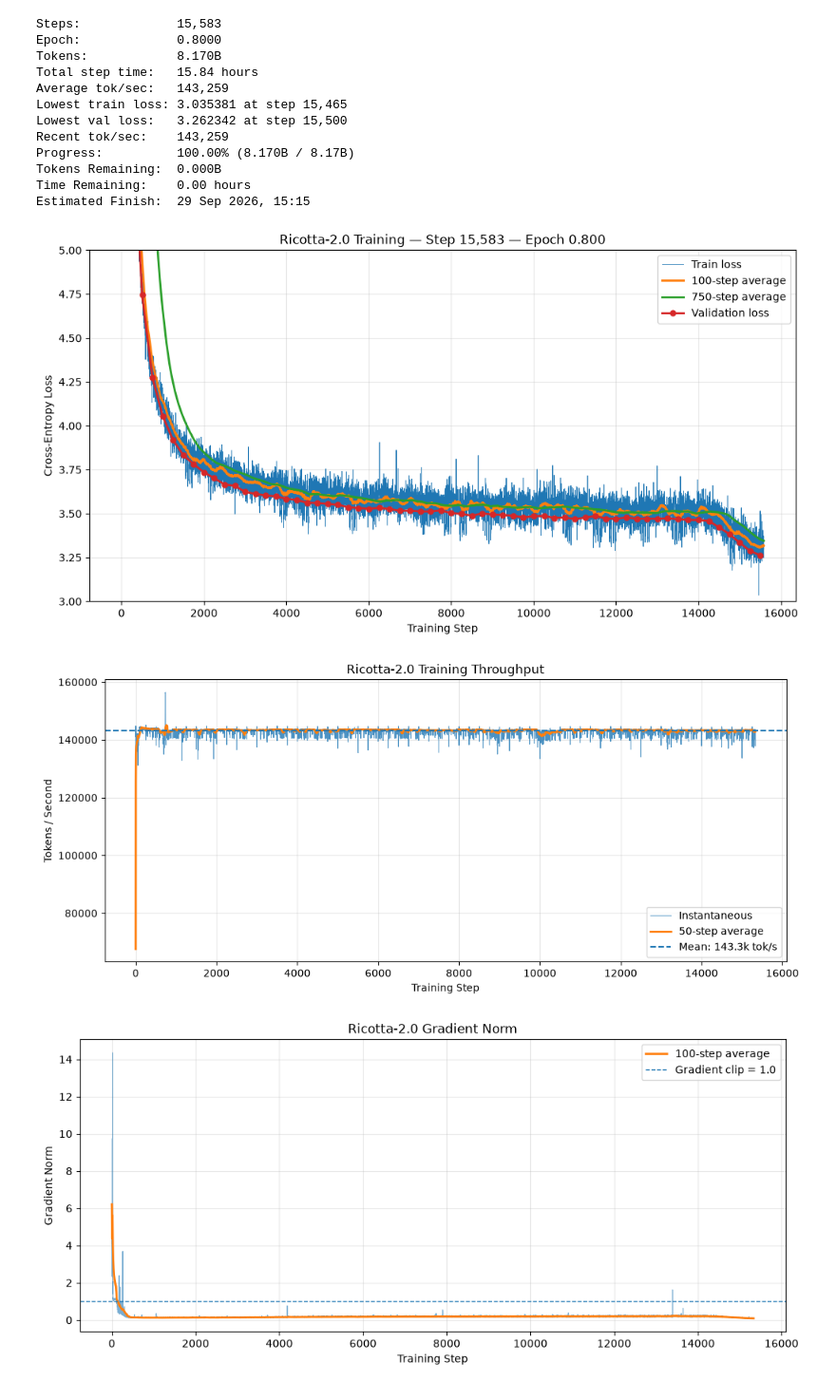
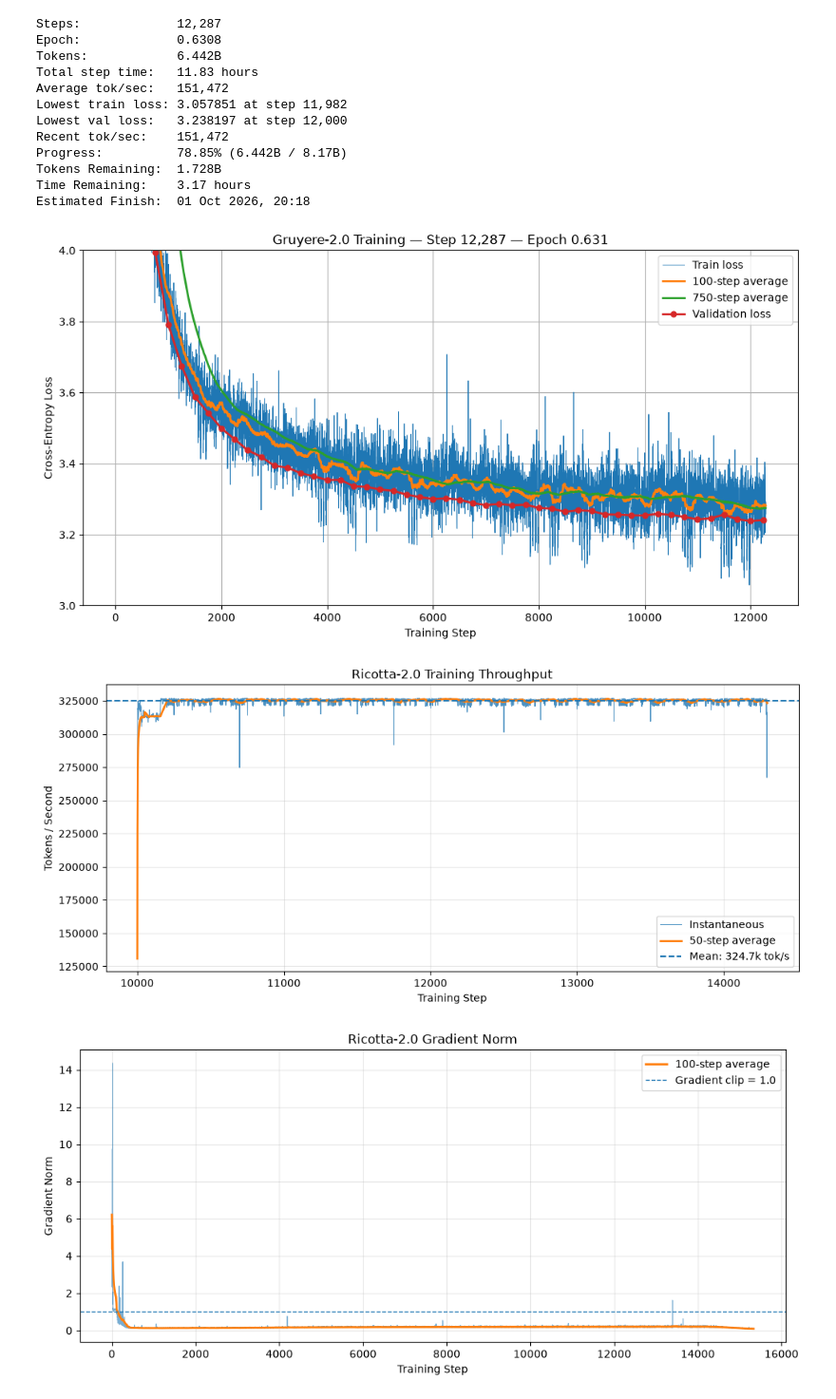
Before and after one commit to eoind08/GoudaCore-v2, a Jupyter notebook: stats.ipynb, the cells around one changed output. Shown at 95% size. Cells and saved outputs as stored; diff of their text form; code cells hidden in the pictures.

Commit message:
gruyere eval config

```diff
--- a/stats.ipynb
+++ b/stats.ipynb
@@ -5,7 +5,7 @@ import pandas as pd
 import re
 from datetime import datetime, timedelta
 
-LOG_FILE = "runs/ricotta-2.0/r1/ricotta_2_0/train.log"
+LOG_FILE = "runs/gruyere-2.0/r1/gruyere_2_0/train.log"
 
 train_rows, val_rows = [], []
 
@@ -67,18 +67,18 @@ print(f"Tokens Remaining:  {remaining_tok / 1e9:.3f}B")
 print(f"Time Remaining:    {remaining_sec / 3600:.2f} hours")
 print(f"Estimated Finish:  {finish_time.strftime('%d %b %Y, %H:%M')}")
 # %% [output]
-Steps:             15,583
-Epoch:             0.8000
-Tokens:            8.170B
-Total step time:   15.84 hours
-Average tok/sec:   143,259
-Lowest train loss: 3.035381 at step 15,465
-Lowest val loss:   3.262342 at step 15,500
-Recent tok/sec:    143,259
-Progress:          100.00% (8.170B / 8.17B)
-Tokens Remaining:  0.000B
-Time Remaining:    0.00 hours
-Estimated Finish:  29 Sep 2026, 15:15
+Steps:             12,287
+Epoch:             0.6308
+Tokens:            6.442B
+Total step time:   11.83 hours
+Average tok/sec:   151,472
+Lowest train loss: 3.057851 at step 11,982
+Lowest val loss:   3.238197 at step 12,000
+Recent tok/sec:    151,472
+Progress:          78.85% (6.442B / 8.17B)
+Tokens Remaining:  1.728B
+Time Remaining:    3.17 hours
+Estimated Finish:  01 Oct 2026, 20:18
 # %%
 fig, ax = plt.subplots(figsize=(12, 6))
 
@@ -91,37 +91,37 @@ ax.plot(
 )
 
 for window in [100, 750]:
     if len(train) >= window:
         smooth = train["loss"].rolling(window, min_periods=1).mean()
         ax.plot(
             train["step"],
             smooth,
             linewidth=2,
             label=f"{window}-step average",
         )
 
 if len(val):
     ax.plot(
         val["step"],
         val["loss"],
         marker="o",
         markersize=5,
         linewidth=2,
         label="Validation loss",
     )
 
 ax.set_xlabel("Training Step")
 ax.set_ylabel("Cross-Entropy Loss")
 ax.set_title(
-    f"Ricotta-2.0 Training — Step {int(train['step'].iloc[-1]):,} "
+    f"Gruyere-2.0 Training — Step {int(train['step'].iloc[-1]):,} "
     f"— Epoch {train['epoch'].iloc[-1]:.3f}"
 )
-ax.grid(True, alpha=0.3)
-ax.set_ylim(bottom=3, top=5)
+ax.grid(True, alpha=1)
+ax.set_ylim(bottom=3, top=4)
 ax.legend()
 plt.show()
 # %% [output]
-[figure, old version]
+[figure, new version]
 # %%
 fig, ax = plt.subplots(figsize=(12, 5))
 
@@ -156,7 +156,7 @@ ax.grid(True, alpha=0.3)
 ax.legend()
 plt.show()
 # %% [output]
-[figure, old version]
+[figure, new version]
 # %%
 fig, ax = plt.subplots(figsize=(12, 5))
 
```
Also changed, not shown: parts of 2 cells of this notebook, 2 other files.
